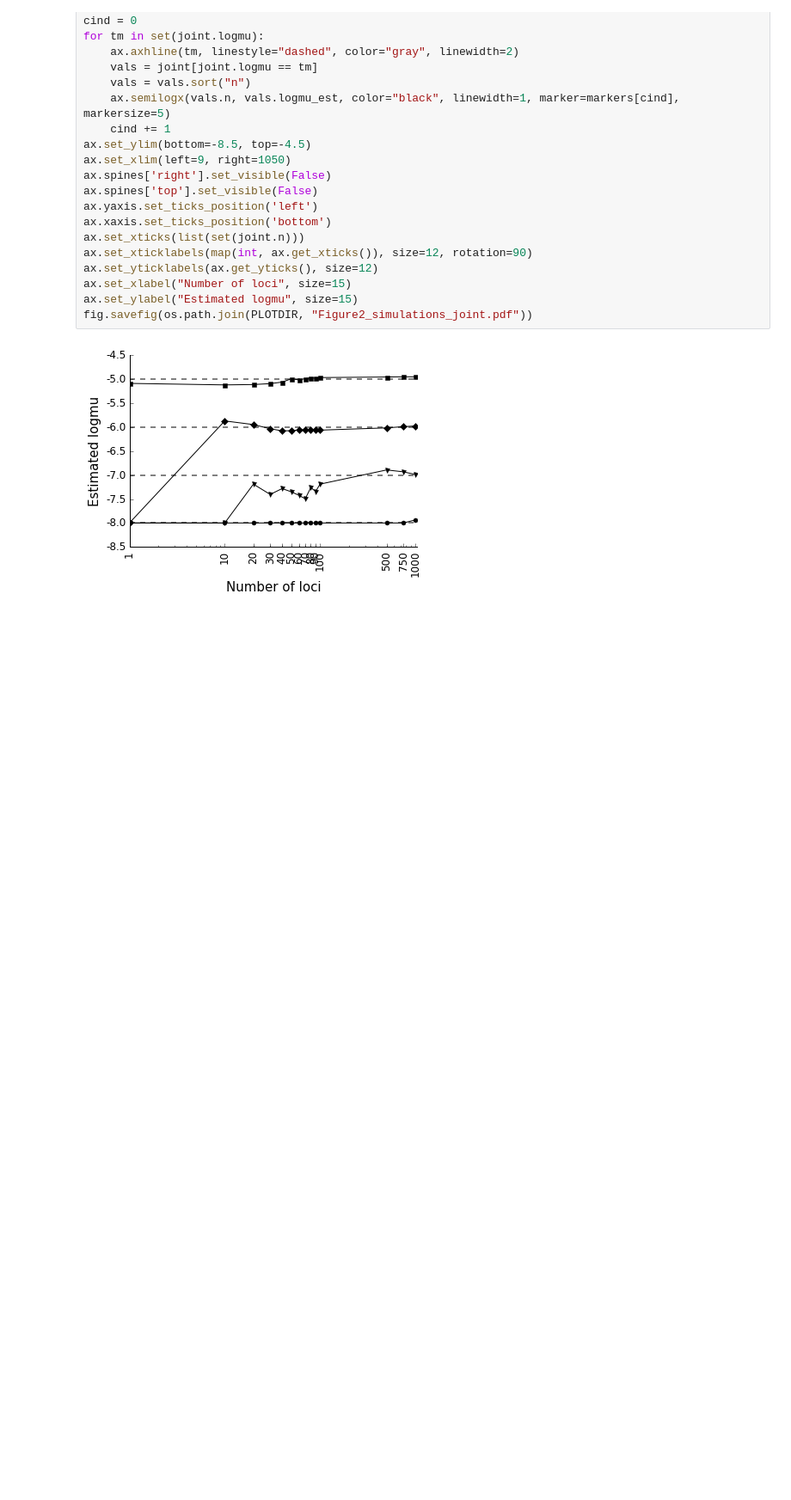
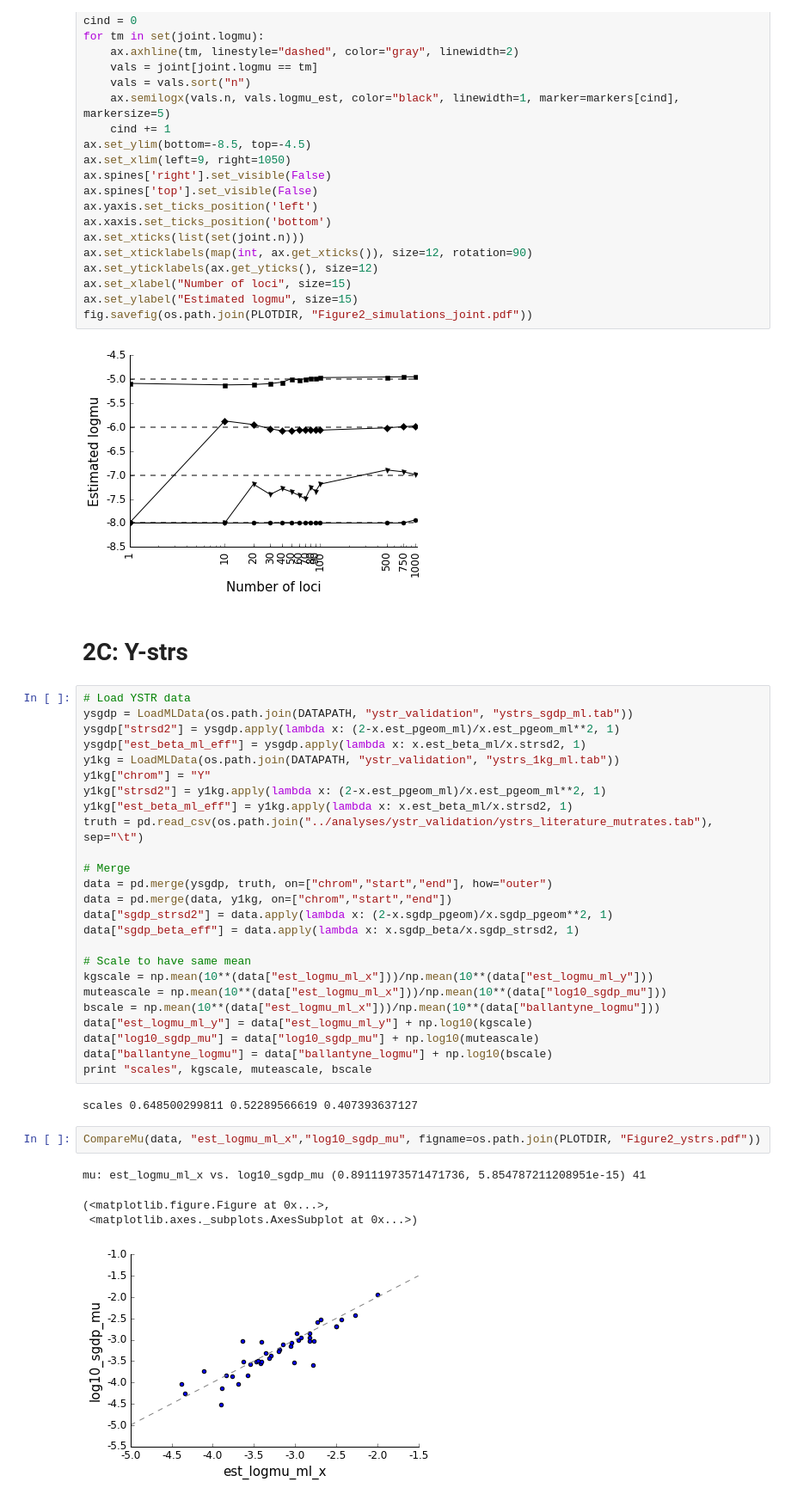
Before and after one commit to gymreklab/mutea-autosomal, a Jupyter notebook: figures/Figure2_validation.ipynb, the cells around one changed output. Shown at 86% size. Drawn from its saved outputs; the diff is of its cells as text; blank space fills up the shorter version.

Commit message:
adding ystrs to figure 2

```diff
--- a/figures/Figure2_validation.ipynb
+++ b/figures/Figure2_validation.ipynb
@@ -102,3 +101,39 @@ ax.set_ylabel("Estimated logmu", size=15)
 fig.savefig(os.path.join(PLOTDIR, "Figure2_simulations_joint.pdf"))
 # %% [output]
 [figure]
+# %% [markdown]
+# 2C: Y-strs
+# %%
+# Load YSTR data
+ysgdp = LoadMLData(os.path.join(DATAPATH, "ystr_validation", "ystrs_sgdp_ml.tab"))
+ysgdp["strsd2"] = ysgdp.apply(lambda x: (2-x.est_pgeom_ml)/x.est_pgeom_ml**2, 1)
+ysgdp["est_beta_ml_eff"] = ysgdp.apply(lambda x: x.est_beta_ml/x.strsd2, 1)
+y1kg = LoadMLData(os.path.join(DATAPATH, "ystr_validation", "ystrs_1kg_ml.tab"))
+y1kg["chrom"] = "Y"
+y1kg["strsd2"] = y1kg.apply(lambda x: (2-x.est_pgeom_ml)/x.est_pgeom_ml**2, 1)
+y1kg["est_beta_ml_eff"] = y1kg.apply(lambda x: x.est_beta_ml/x.strsd2, 1)
+truth = pd.read_csv(os.path.join("../analyses/ystr_validation/ystrs_literature_mutrates.tab"), sep="\t")
+
+# Merge
+data = pd.merge(ysgdp, truth, on=["chrom","start","end"], how="outer")
+data = pd.merge(data, y1kg, on=["chrom","start","end"])
+data["sgdp_strsd2"] = data.apply(lambda x: (2-x.sgdp_pgeom)/x.sgdp_pgeom**2, 1)
+data["sgdp_beta_eff"] = data.apply(lambda x: x.sgdp_beta/x.sgdp_strsd2, 1)
+
+# Scale to have same mean
+kgscale = np.mean(10**(data["est_logmu_ml_x"]))/np.mean(10**(data["est_logmu_ml_y"]))
+muteascale = np.mean(10**(data["est_logmu_ml_x"]))/np.mean(10**(data["log10_sgdp_mu"]))
+bscale = np.mean(10**(data["est_logmu_ml_x"]))/np.mean(10**(data["ballantyne_logmu"]))
+data["est_logmu_ml_y"] = data["est_logmu_ml_y"] + np.log10(kgscale)
+data["log10_sgdp_mu"] = data["log10_sgdp_mu"] + np.log10(muteascale)
+data["ballantyne_logmu"] = data["ballantyne_logmu"] + np.log10(bscale)
+print "scales", kgscale, muteascale, bscale
+# %% [output]
+scales 0.648500299811 0.52289566619 0.407393637127
+# %%
+CompareMu(data, "est_logmu_ml_x","log10_sgdp_mu", figname=os.path.join(PLOTDIR, "Figure2_ystrs.pdf"))
+# %% [output]
+mu: est_logmu_ml_x vs. log10_sgdp_mu (0.89111973571471736, 5.854787211208951e-15) 41
+(<matplotlib.figure.Figure at 0x...>,
+ <matplotlib.axes._subplots.AxesSubplot at 0x...>)
+[figure, added]
```
Also changed, not shown: parts of 3 cells of this notebook, 2 other files.
